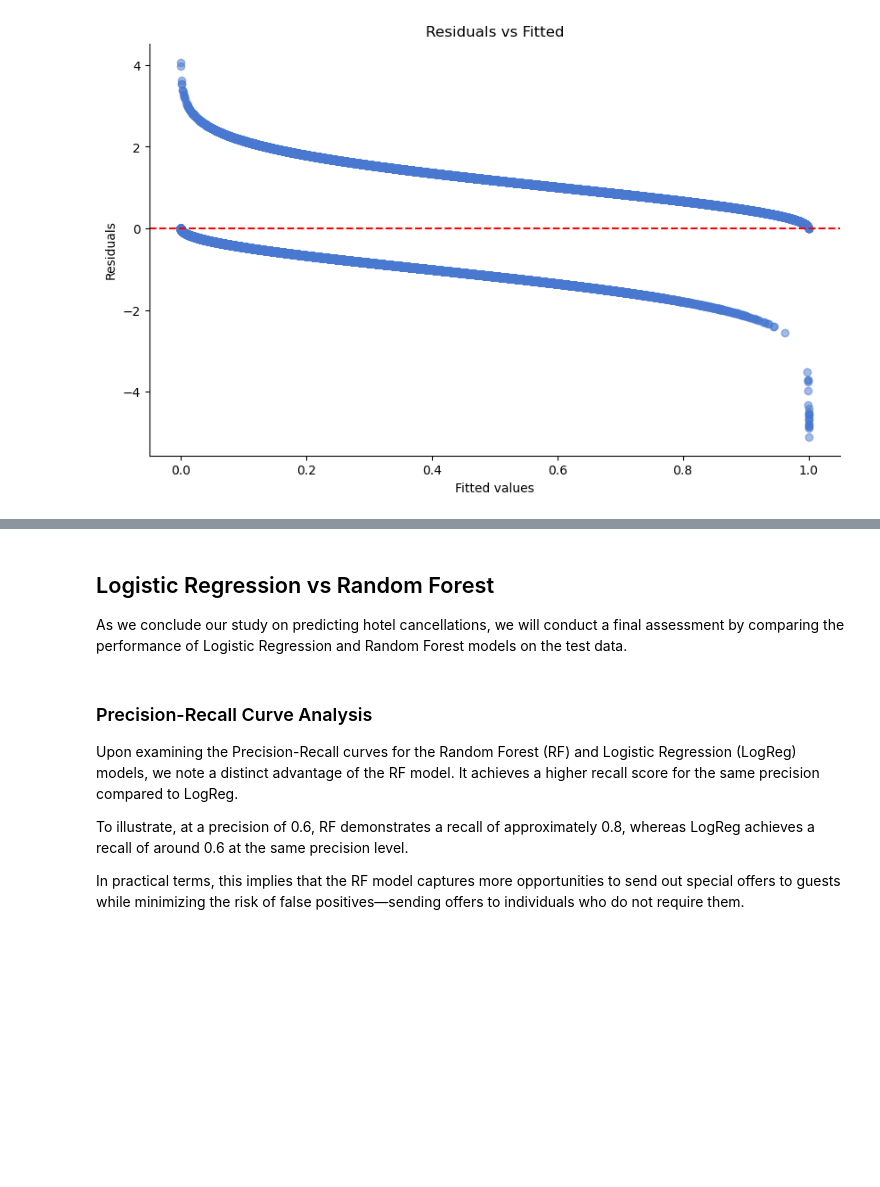
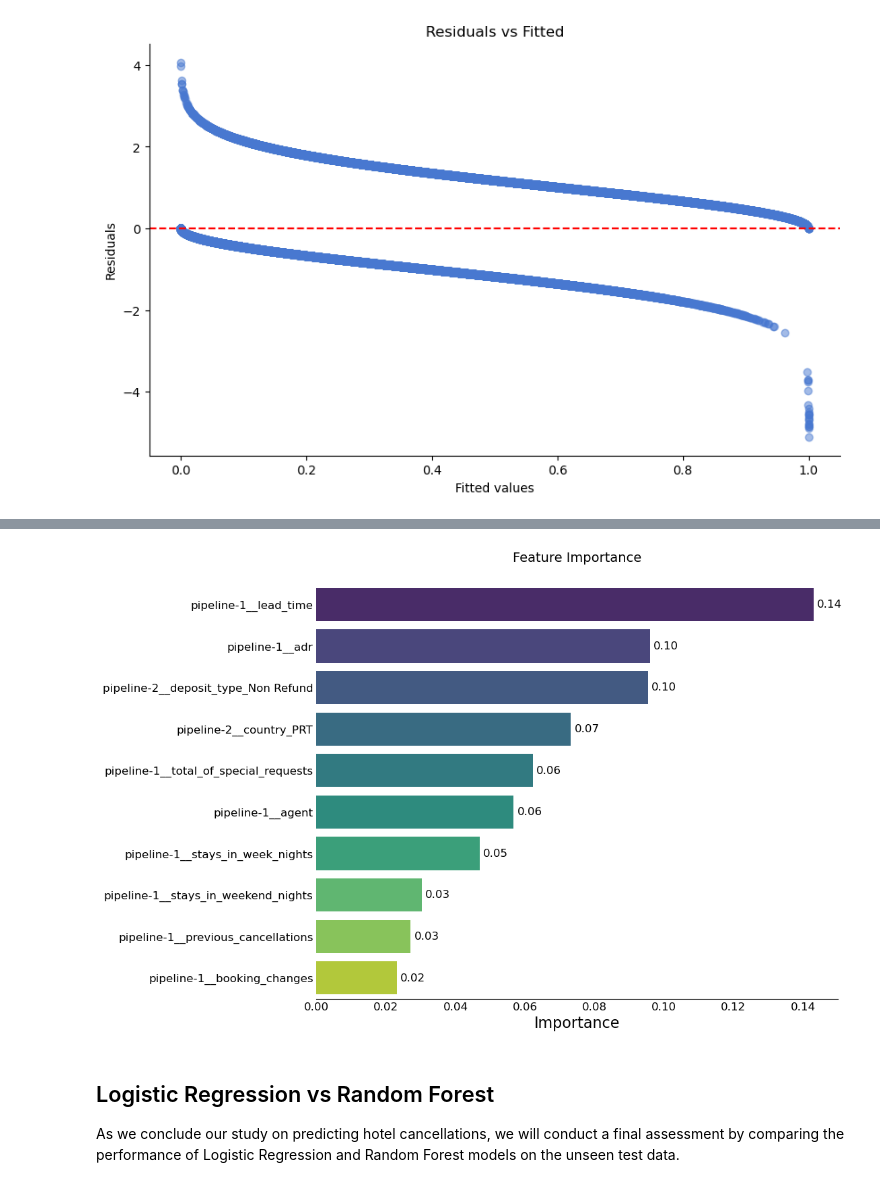
Before and after one commit to FutureGoose/advanced_techniques_logistic_regression, a Jupyter notebook: fundamentals_logistic_regression_part2.ipynb, the cells around one changed output, grey strips where cells are left out. Drawn from its saved outputs; the diff is of its cells as text; code cells hidden in the pictures; blank space fills up the shorter version.

```diff
--- a/fundamentals_logistic_regression_part2.ipynb
+++ b/fundamentals_logistic_regression_part2.ipynb
@@ -1132,11 +1211,48 @@ weighted avg       0.80      0.81      0.79     13106
+# %%
+# Access the RandomForestRegressor within the pipeline
+model_rf = pipe.named_steps['randomforestclassifier']
+
+# Access the feature importances
+importances = model_rf.feature_importances_
+
+# Get feature names after preprocessing
+feature_names = pipe[:-1].get_feature_names_out()
+
+# Sort feature importances and feature names in descending order
+sorted_indices = importances.argsort()[::-1]
+sorted_importances = importances[sorted_indices]
+sorted_feature_names = feature_names[sorted_indices]
+
+# Specify the number of top features to plot
+n = 10
+
+# Get the top n feature names and importances
+top_feature_names = sorted_feature_names[:n]
+top_importances = sorted_importances[:n]
+
+# Plot feature importance
+plt.figure(figsize=(10, 8))
+ax = sns.barplot(y=top_feature_names, x=top_importances, palette='viridis')
+
+# Set title and axis labels with larger fonts
+plt.title('Feature Importance', fontsize=14, y=1.04)
+plt.xlabel('Importance', fontsize=16)
+
+# Set ticks labels font size
+plt.yticks(fontsize=12)
+plt.xticks(fontsize=12)
+
+# Remove ticks from both x and y axes
+plt.tick_params(axis='both', length=0)
+sns.despine(left=True)
+
+# Annotate the top n bars with importance scores
+for i, v in enumerate(sorted_importances[:n]):
+    ax.text(v + 0.001, i, f'{v:.2f}', fontsize=12, va='center')
+
+plt.show()
+# %% [output]
+[figure, added]
 # %% [markdown]
 ## Logistic Regression vs Random Forest
-As we conclude our study on predicting hotel cancellations, we will conduct a final assessment by comparing the performance of Logistic Regression and Random Forest models on the test data.
+As we conclude our study on predicting hotel cancellations, we will conduct a final assessment by comparing the performance of Logistic Regression and Random Forest models on the unseen test data.
-# %% [markdown]
-### Precision-Recall Curve Analysis
-
-Upon examining the Precision-Recall curves for the Random Forest (RF) and Logistic Regression (LogReg) models, we note a distinct advantage of the RF model. It achieves a higher recall score for the same precision compared to LogReg.
-
-To illustrate, at a precision of 0.6, RF demonstrates a recall of approximately 0.8, whereas LogReg achieves a recall of around 0.6 at the same precision level.
-
-In practical terms, this implies that the RF model captures more opportunities to send out special offers to guests while minimizing the risk of false positives—sending offers to individuals who do not require them.
```
Also changed, not shown: parts of 42 cells of this notebook.
